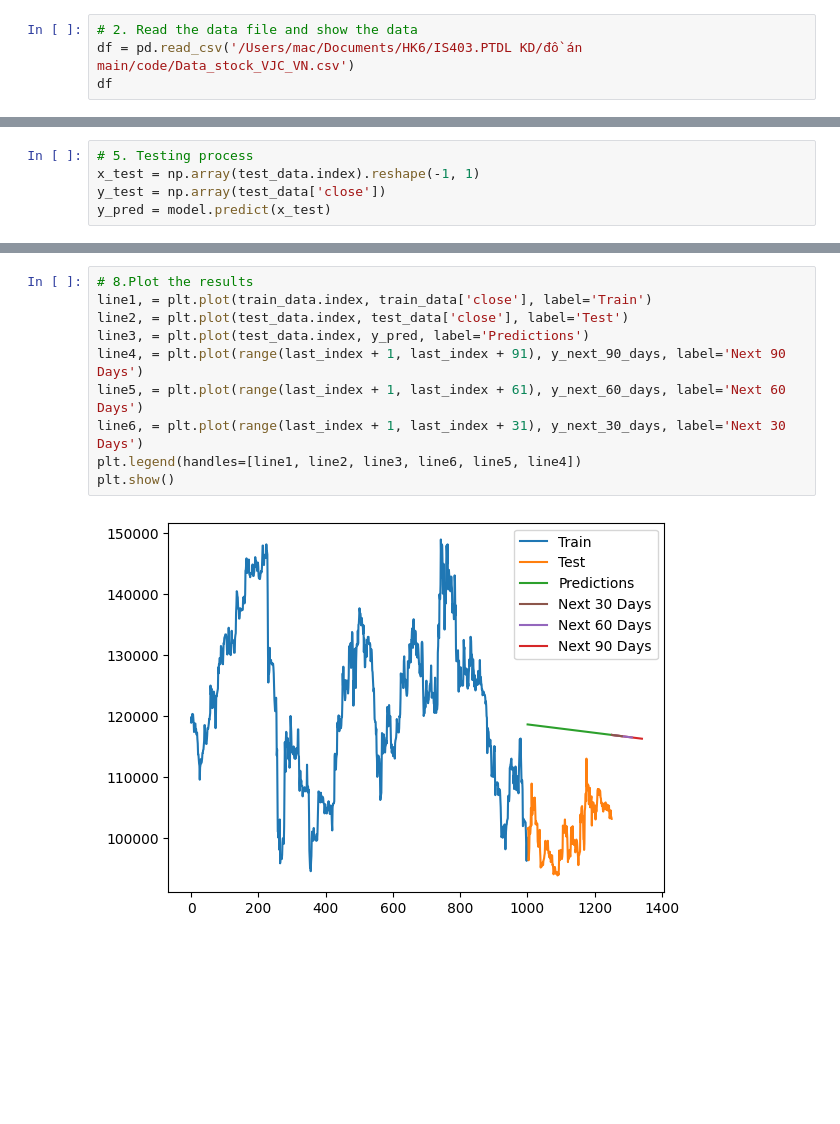
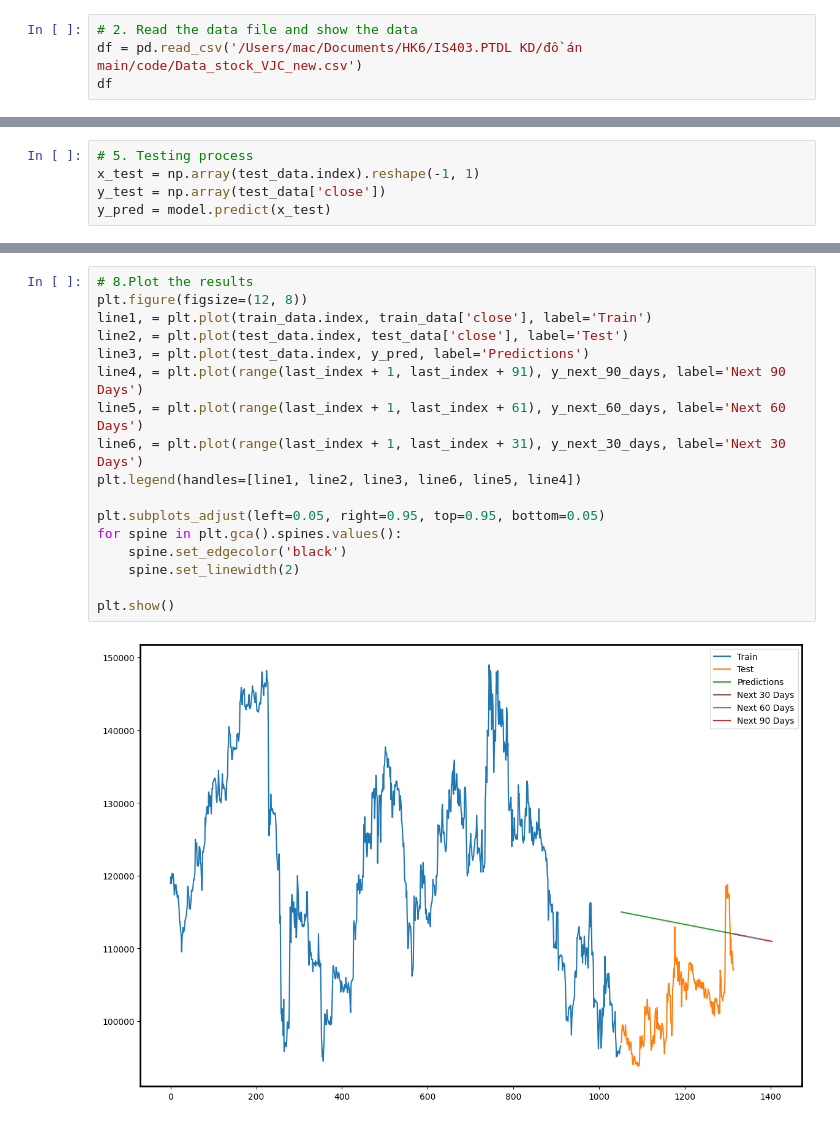
Before and after one commit to thaingocdung186/IS403_O22_HTCL_16, a Jupyter notebook: 3. Model/Linear Regression/LinearRegression_VJC_82.ipynb, the cells around one changed output, grey strips where cells are left out. Drawn from its saved outputs; the diff is of its cells as text; blank space fills up the shorter version.

```diff
--- a/3. Model/Linear Regression/LinearRegression_VJC_82.ipynb
+++ b/3. Model/Linear Regression/LinearRegression_VJC_82.ipynb
@@ -7,7 +7,7 @@ from sklearn.preprocessing import MinMaxScaler
 from sklearn.linear_model import LinearRegression
 # %%
 # 2. Read the data file and show the data
-df = pd.read_csv('/Users/mac/Documents/HK6/IS403.PTDL KD/đồ án main/code/Data_stock_VJC_VN.csv')
+df = pd.read_csv('/Users/mac/Documents/HK6/IS403.PTDL KD/đồ án main/code/Data_stock_VJC_new.csv')
 df
 # %% [output]
 |  | time | open | high | low | close | volume |
@@ -115,12 +115,19 @@ MSLE: 0.025230361012675433
 # %%
 # 8.Plot the results
+plt.figure(figsize=(12, 8))
 line1, = plt.plot(train_data.index, train_data['close'], label='Train')
 line2, = plt.plot(test_data.index, test_data['close'], label='Test')
 line3, = plt.plot(test_data.index, y_pred, label='Predictions')
 line4, = plt.plot(range(last_index + 1, last_index + 91), y_next_90_days, label='Next 90 Days')
 line5, = plt.plot(range(last_index + 1, last_index + 61), y_next_60_days, label='Next 60 Days')
 line6, = plt.plot(range(last_index + 1, last_index + 31), y_next_30_days, label='Next 30 Days')
 plt.legend(handles=[line1, line2, line3, line6, line5, line4])
+
+plt.subplots_adjust(left=0.05, right=0.95, top=0.95, bottom=0.05)
+for spine in plt.gca().spines.values():
+    spine.set_edgecolor('black')
+    spine.set_linewidth(2)
+
 plt.show()
 # %% [output]
-[figure, old version]
+[figure, new version]
```
Also changed, not shown: parts of 3 cells of this notebook, 7 other files.
